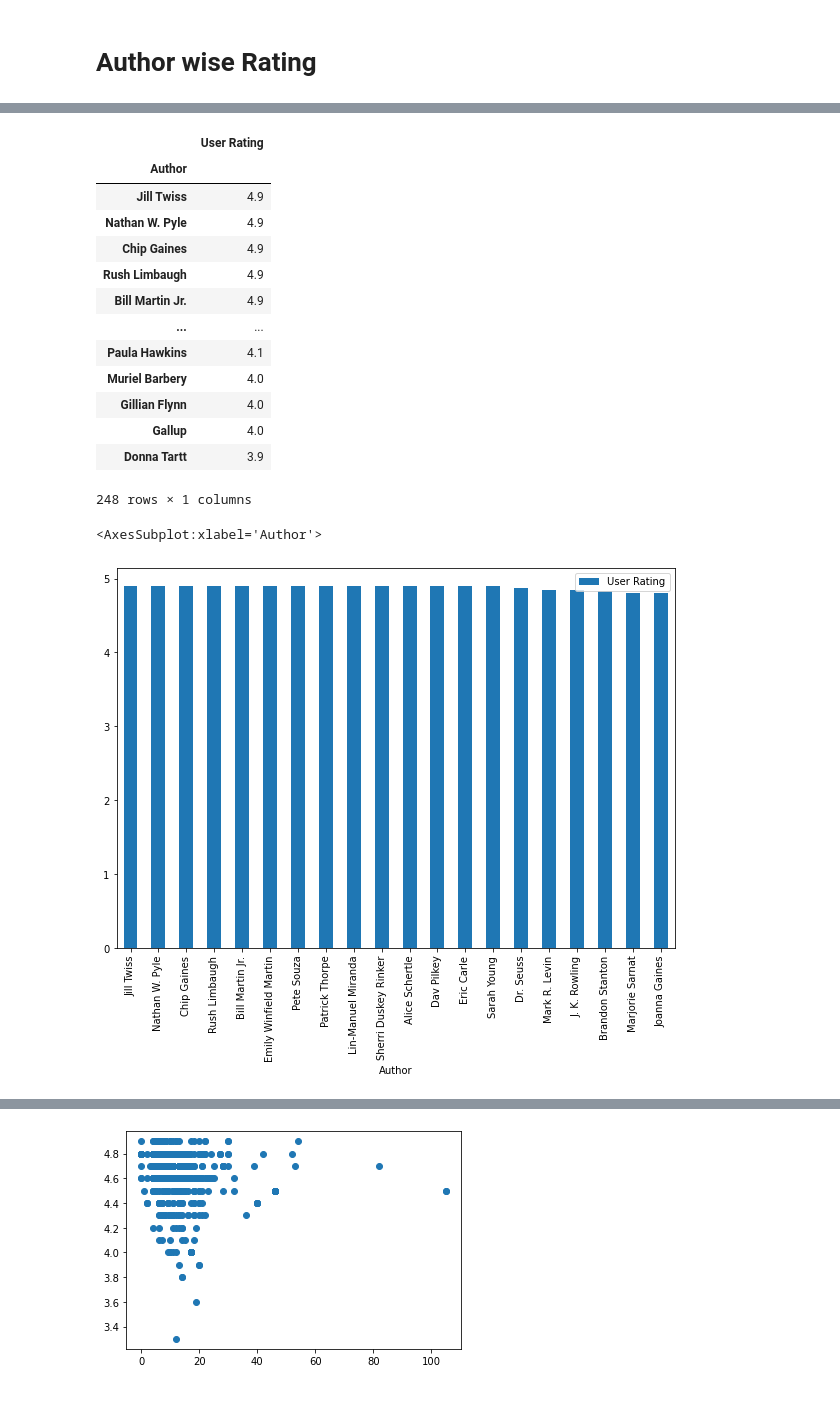
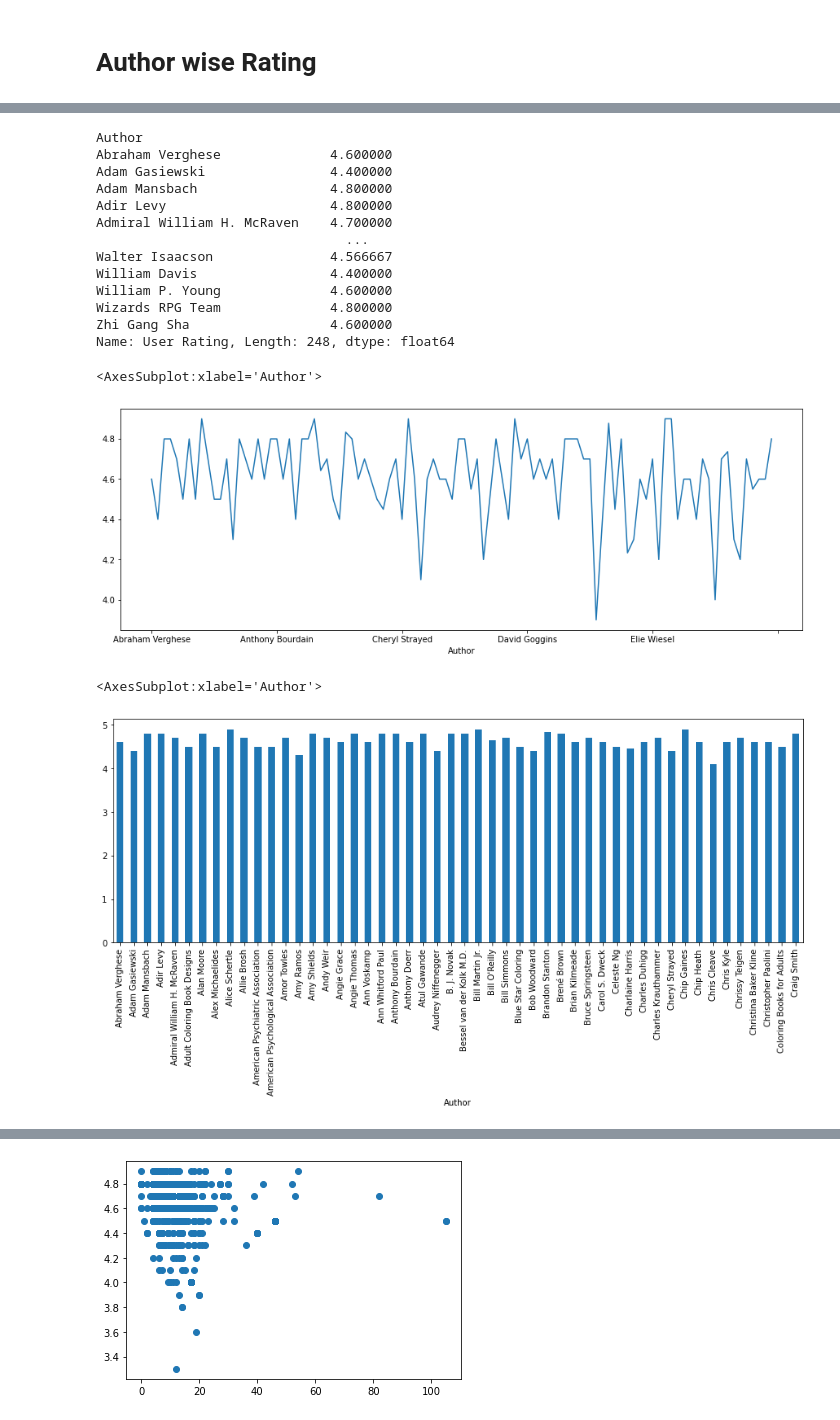
Before and after one commit to kav09/Analysis_of_Best_Selling_Books, a Jupyter notebook: notebook.ipynb, the cells around one changed output, grey strips where cells are left out. Drawn from its saved outputs; the diff is of its cells as text; code cells hidden in the pictures.

```diff
--- a/notebook.ipynb
+++ b/notebook.ipynb
@@ -218,5 +228,5 @@ Text(0.5, 1.0, 'Number of Books Published By an Author')
 # %% [markdown]
 # Author wise Rating
 # %%
-auth_rate = booklist[['Author', 'User Rating']].groupby('Author').mean()
-auth_rate
+#auth_rate = booklist[['Author', 'User Rating']].groupby('Author').mean()
+auth_rate = booklist.groupby('Author').mean()['User Rating']
@@ -238,24 +233,28 @@ auth_rate
 # %%
-sort_auth_rate = auth_rate.sort_values('User Rating', ascending= False)
-sort_auth_rate
+#sort_auth_rate = auth_rate.sort_values('User Rating', ascending= False)
+auth_rate
 # %% [output]
-|  | User Rating |
-| Author |  |
-| Jill Twiss | 4.9 |
-| Nathan W. Pyle | 4.9 |
-| Chip Gaines | 4.9 |
-| Rush Limbaugh | 4.9 |
-| Bill Martin Jr. | 4.9 |
-| ... | ... |
-| Paula Hawkins | 4.1 |
-| Muriel Barbery | 4.0 |
-| Gillian Flynn | 4.0 |
-| Gallup | 4.0 |
-| Donna Tartt | 3.9 |
-248 rows × 1 columns
+Author
+Abraham Verghese              4.600000
+Adam Gasiewski                4.400000
+Adam Mansbach                 4.800000
+Adir Levy                     4.800000
+Admiral William H. McRaven    4.700000
+                                ...
+Walter Isaacson               4.566667
+William Davis                 4.400000
+William P. Young              4.600000
+Wizards RPG Team              4.800000
+Zhi Gang Sha                  4.600000
+Name: User Rating, Length: 248, dtype: float64
+# %%
+auth_rate.head(100).plot(kind = 'line',figsize = (15,5))
+# %% [output]
+<AxesSubplot:xlabel='Author'>
+[figure, added]
 # %%
-sort_auth_rate.head(20).plot(kind = 'bar', figsize = (10,7))
+auth_rate.head(50).plot(kind = 'bar',figsize = (15,5))
 # %% [output]
 <AxesSubplot:xlabel='Author'>
-[figure, old version]
+[figure, new version]
 # %%
```
Also changed, not shown: parts of 20 cells of this notebook, 3 other files.
